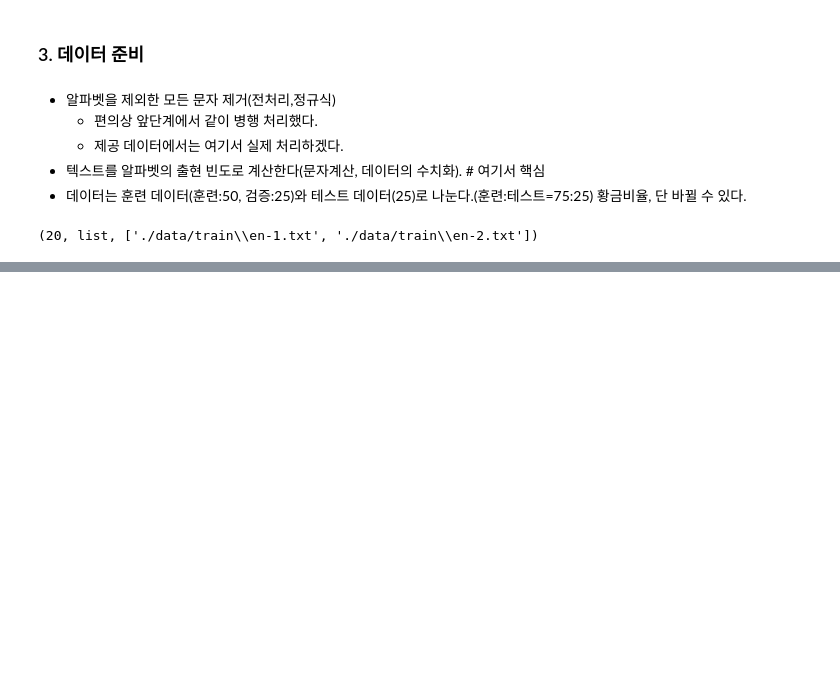
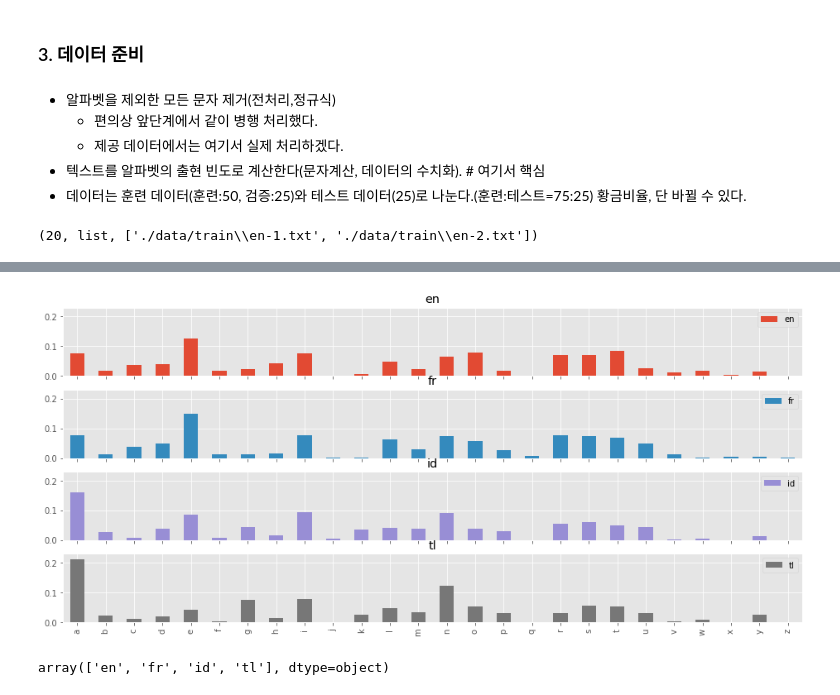
Before and after one commit to goatson/ml_dl_projects, a Jupyter notebook: ml/1. 머신러닝을 이용한 언어감지 서비스 구축(머신러닝 전과정 수행).ipynb, the cells around one changed output, grey strips where cells are left out. Saved outputs shown, nothing was run; the diff lists cells and outputs as text; code cells hidden in the pictures; blank space fills up the shorter version.

```diff
--- a/ml/1. 머신러닝을 이용한 언어감지 서비스 구축(머신러닝 전과정 수행).ipynb
+++ b/ml/1. 머신러닝을 이용한 언어감지 서비스 구축(머신러닝 전과정 수행).ipynb
@@ -183,0 +333,3 @@ len(txt), txt.lower()[-1:]
+# %%
+df_labels.columns = ['label']
+df_labels.head()
@@ -183,0 +355,4 @@ len(txt), txt.lower()[-1:]
+# %%
+# merge로 구현하기
+df_tmp = pd.merge( df_freqs, df_labels, left_index=True, right_index=True )
+df_tmp.head()
@@ -183,0 +374,3 @@ len(txt), txt.lower()[-1:]
+# %%
+df_tmp.columns = list(ascii_lowercase) + [df_tmp.columns[-1]]
+df_tmp.head(2)
@@ -183,0 +382,5 @@ len(txt), txt.lower()[-1:]
+# %%
+# 피벗을 이용하여서 인덱스에 a~z, 컬럼 label으로 재구성
+# 목적은 시각화를 용이하게 처리하기 위해서 관점 전환
+df_tmp_pv = df_tmp.pivot_table( columns=df_tmp.label )
+df_tmp_pv.head(5)
@@ -183,0 +394,12 @@ len(txt), txt.lower()[-1:]
+# %%
+# EDA(시각화 분석)
+# 바차트
+plt.style.use('ggplot')
+df_tmp_pv.plot(kind='bar', subplots=True, figsize=(16,7), ylim=(0, 0.23))
+plt.savefig('./data/plot_bar_langPerFrequences.png')
+# %% [output]
+[figure, added]
+# %%
+df_tmp['label'].unique()  #중복성 제거
+# %% [output]
+array(['en', 'fr', 'id', 'tl'], dtype=object)
```
Also changed, not shown: parts of 65 cells of this notebook, 43 other files.
